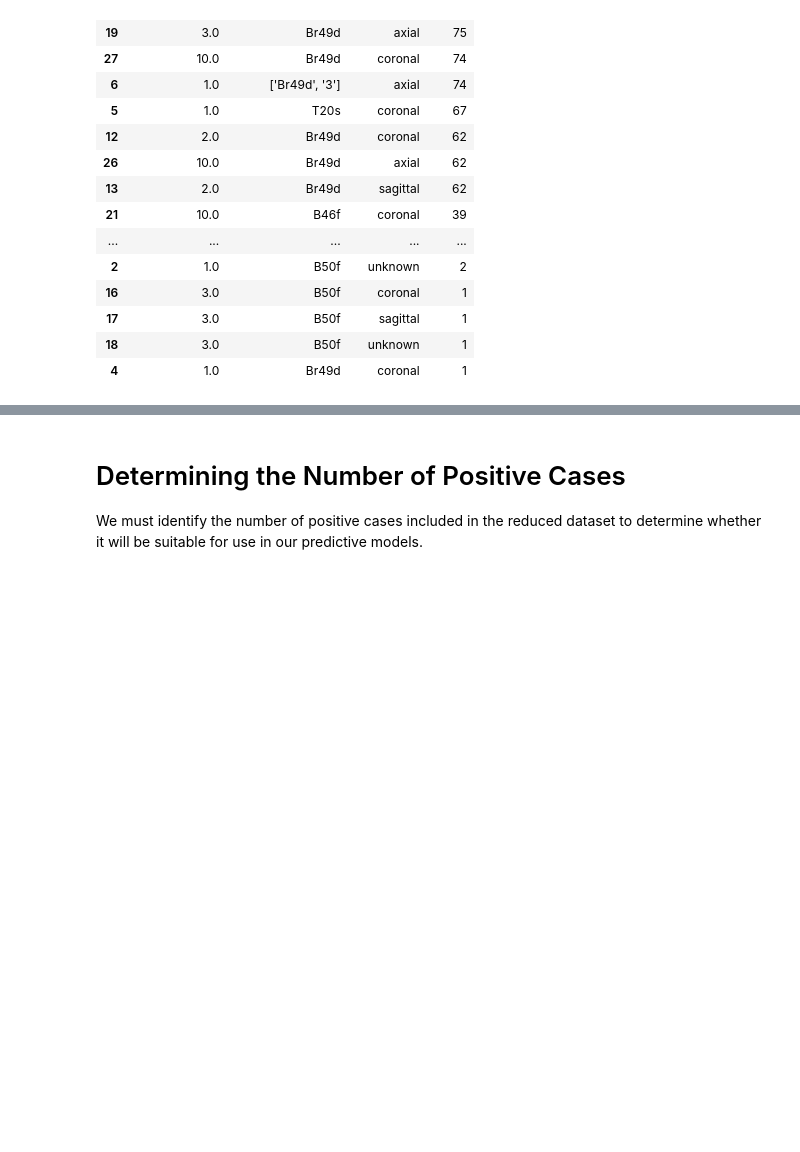
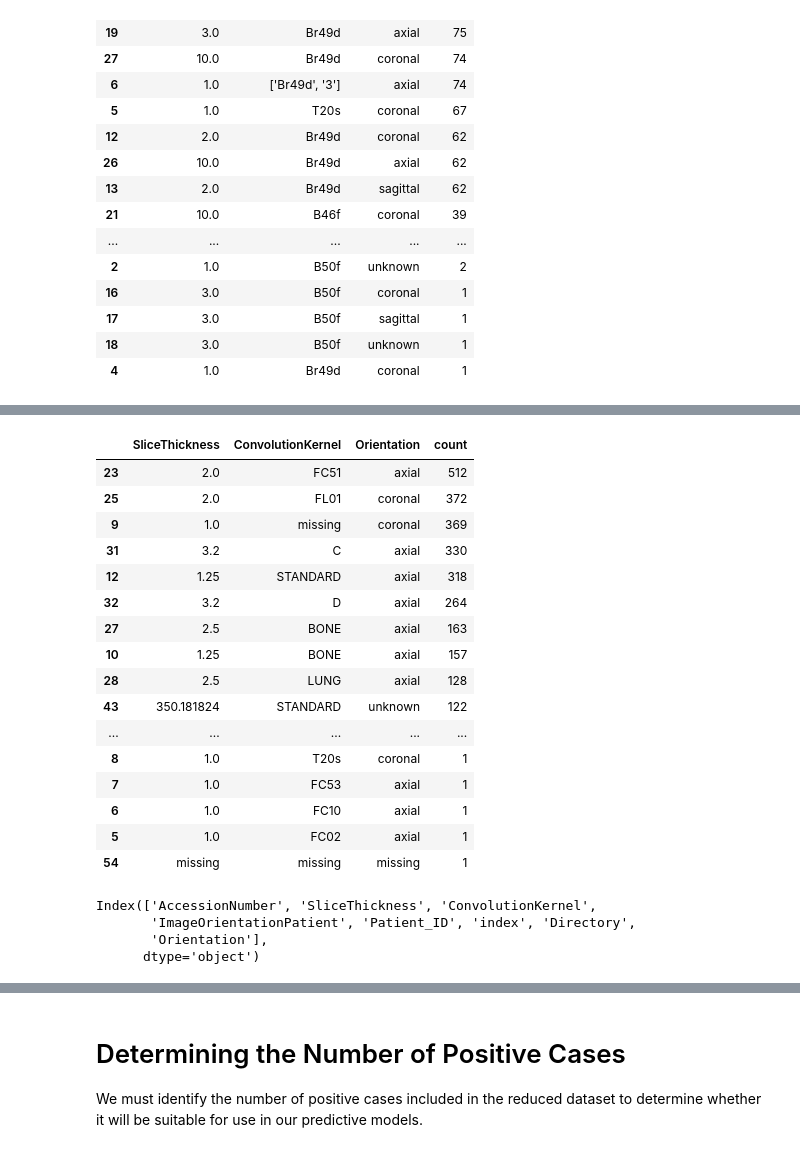
Before and after one commit to leonardgarcia90/Sybil-Project, a Jupyter notebook: Sybil_Project.ipynb, the cells around one changed output, grey strips where cells are left out. Saved outputs shown, nothing was run; the diff lists cells and outputs as text; code cells hidden in the pictures; blank space fills up the shorter version.

```diff
--- a/Sybil_Project.ipynb
+++ b/Sybil_Project.ipynb
@@ -514,0 +715,44 @@ reduced_dicom_metadata_df['Diacom Directory'] = reduced_dicom_metadata_df['Diaco
+# %%
+#want entries with following properties:
+#SliceThickness = 2.5, 2.0, ConvolutionKernel = STANDARD, B30f, Orientation = axial
+
+reduced_nlst_df1 = nlst_diacom_metadata_df[(nlst_diacom_metadata_df['SliceThickness'] == 2.5) & (nlst_diacom_metadata_df['Orientation'] == 'axial')
+                               & (nlst_diacom_metadata_df['ConvolutionKernel'] == 'STANDARD')]
+
+reduced_nlst_df2 = nlst_diacom_metadata_df[(nlst_diacom_metadata_df['SliceThickness'] == 2.0) & (nlst_diacom_metadata_df['Orientation'] == 'axial')
+                               & (nlst_diacom_metadata_df['ConvolutionKernel'] == 'B30f')]
+# %%
+reduced_nlst_df = pd.concat([reduced_nlst_df1, reduced_nlst_df2], axis=0, ignore_index=True)
+# %%
+#check features of ommited patients
+
+#creates dataframe of patients not included in other dataset
+ommitted_nlst_df = nlst_diacom_metadata_df[~nlst_diacom_metadata_df['Patient_ID'].isin(reduced_nlst_df['Patient_ID'].tolist())]
+ommitted_feature_count_nlst_df = ommitted_nlst_df.groupby(['SliceThickness','ConvolutionKernel', 'Orientation']).size().reset_index().rename(columns={0:'count'})
+ommitted_feature_count_nlst_df = ommitted_feature_count_nlst_df.sort_values('count', ascending=False)
+ommitted_feature_count_nlst_df
+# %% [output]
+|  | SliceThickness | ConvolutionKernel | Orientation | count |
+| 23 | 2.0 | FC51 | axial | 512 |
+| 25 | 2.0 | FL01 | coronal | 372 |
+| 9 | 1.0 | missing | coronal | 369 |
+| 31 | 3.2 | C | axial | 330 |
+| 12 | 1.25 | STANDARD | axial | 318 |
+| 32 | 3.2 | D | axial | 264 |
+| 27 | 2.5 | BONE | axial | 163 |
+| 10 | 1.25 | BONE | axial | 157 |
+| 28 | 2.5 | LUNG | axial | 128 |
+| 43 | 350.181824 | STANDARD | unknown | 122 |
+| ... | ... | ... | ... | ... |
+| 8 | 1.0 | T20s | coronal | 1 |
+| 7 | 1.0 | FC53 | axial | 1 |
+| 6 | 1.0 | FC10 | axial | 1 |
+| 5 | 1.0 | FC02 | axial | 1 |
+| 54 | missing | missing | missing | 1 |
+# %%
+nlst_diacom_metadata_df.columns
+# %% [output]
+Index(['AccessionNumber', 'SliceThickness', 'ConvolutionKernel',
+       'ImageOrientationPatient', 'Patient_ID', 'index', 'Directory',
+       'Orientation'],
+      dtype='object')
```
Also changed, not shown: parts of 63 cells of this notebook, 1 other file.
